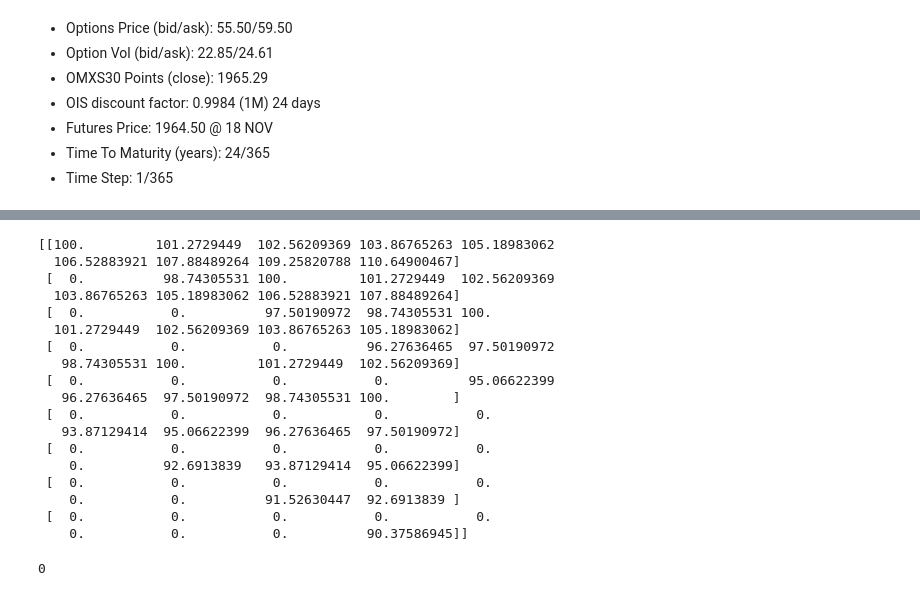
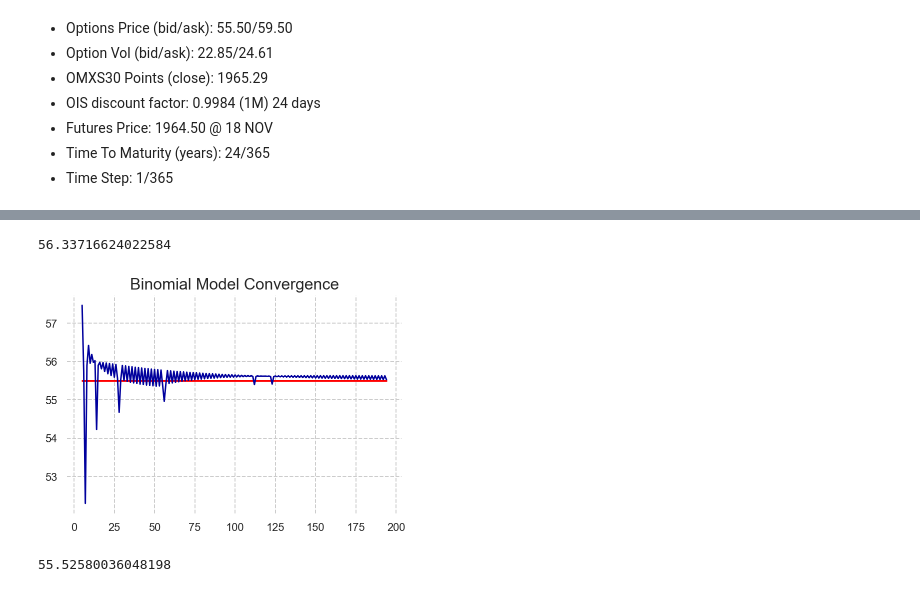
Before and after one commit to Sinbad-The-Sailor/Financial-Mathematics-Notebooks, a Jupyter notebook: options_pricing_binomial.ipynb, the cells around one changed output, grey strips where cells are left out. Saved outputs shown, nothing was run; the diff lists cells and outputs as text; code cells hidden in the pictures.

Commit message:
Working binomial model. Pricing OK.

```diff
--- a/options_pricing_binomial.ipynb
+++ b/options_pricing_binomial.ipynb
@@ -63,7 +100,16 @@ print(black76(0.5204576110995609, 1964.50, 1950, 24/365, rate, "C"))
+# %%
+def american_call(next, q, spot):
+    number_of_prices = len(next)
+    current = np.zeros(number_of_prices-1)
+    for i in range(len(current)):
+        current[i] = np.max([q * next[i] + (1-q) * next[i+1], spot[i]])
+    return current
 # %%
 def price_option(imp_vol, spot, strike, expiry, delta_t, rate, div_yield, type="CE"):
     """
-    type: Call European (CE), Put European (PE), Call American (CA), Put American (PA)
+    type: Call European (CE), Put European (PE), Call American (CA), Put American (PA).
+
+    TODO: Make faster with matrix vector operations.
     """
 
     # Initialize parameters.
@@ -75,38 +121,48 @@ def price_option(imp_vol, spot, strike, expiry, delta_t, rate, div_yield, type="
     # Build spot matrix. TODO: Jagged arrays.
     spot_matrix = np.zeros((steps+1, steps+1))
     for i in range(steps+1):
-        for j in range(steps+1):
+        for j in range(i, steps+1):
             if j >= i:
                 spot_matrix[i,j] = spot * u **(j-i) * d**(i)
 
+
     # Pricing EURPOEAN CALL OPTIONS HERE:
-
+    if type == "CE":
+        next = call_payoff(spot_matrix[:,-1], strike)
+        for i in range(steps):
+            current = euro_call(next, q)
+            next = current
 
     # Pricing AMERICAN CALL OPTIONS HERE:
+    if type == "AC":
+        next = call_payoff(spot_matrix[:,-1], strike)
+        for i in range(steps):
+            current = american_call(next, q, spot_matrix[:,-i-1]-strike)
+            next = current
 
-
-    option_price = 0
-
-    return option_price
+    return next[0]
-# %%
-price_option(0.2, 100, 50, 8/250, 1/250, 0.01, 0.01)
-# %% [output]
-[[100.         101.2729449  102.56209369 103.86765263 105.18983062
-  106.52883921 107.88489264 109.25820788 110.64900467]
- [  0.          98.74305531 100.         101.2729449  102.56209369
-  103.86765263 105.18983062 106.52883921 107.88489264]
- [  0.           0.          97.50190972  98.74305531 100.
-  101.2729449  102.56209369 103.86765263 105.18983062]
- [  0.           0.           0.          96.27636465  97.50190972
-   98.74305531 100.         101.2729449  102.56209369]
- [  0.           0.           0.           0.          95.06622399
-   96.27636465  97.50190972  98.74305531 100.        ]
- [  0.           0.           0.           0.           0.
-   93.87129414  95.06622399  96.27636465  97.50190972]
- [  0.           0.           0.           0.           0.
-    0.          92.6913839   93.87129414  95.06622399]
- [  0.           0.           0.           0.           0.
-    0.           0.          91.52630447  92.6913839 ]
- [  0.           0.           0.           0.           0.
-    0.           0.           0.          90.37586945]]
-0
+# %%
+price_option(0.23027960372852604, 1965.90, 1950, 24/365, 0.01/365, rate, 0, type="CE")
+# %% [output]
+56.33716624022584
+# %%
+prices = []
+steps = []
+
+for i in range(5,195):
+    prices.append(price_option(0.2285, 1965.90, 1950, 24/365, 24/365/(i), rate, 0))
+    steps.append(i)
+# %%
+fig, ax = plt.subplots()
+fig.set_size_inches(6,4)
+ax.plot(steps, len(steps)*[55.50], color='red')
+ax.plot(steps, prices)
+ax.set_title("Binomial Model Convergence", fontsize=16)
+plt.box(False)
+plt.show()
+# %% [output]
+[figure, added]
+# %%
+prices[-1]
+# %% [output]
+55.52580036048198
```
Also changed, not shown: parts of 14 cells of this notebook, 1 other file.
